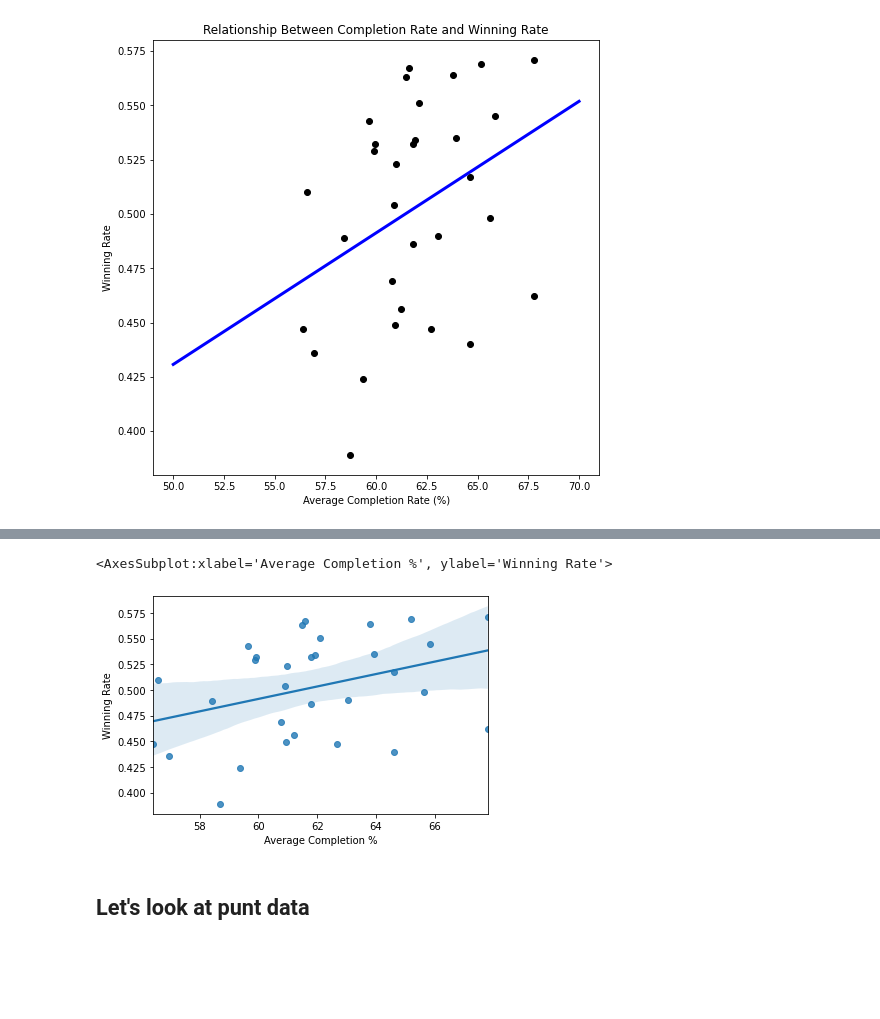
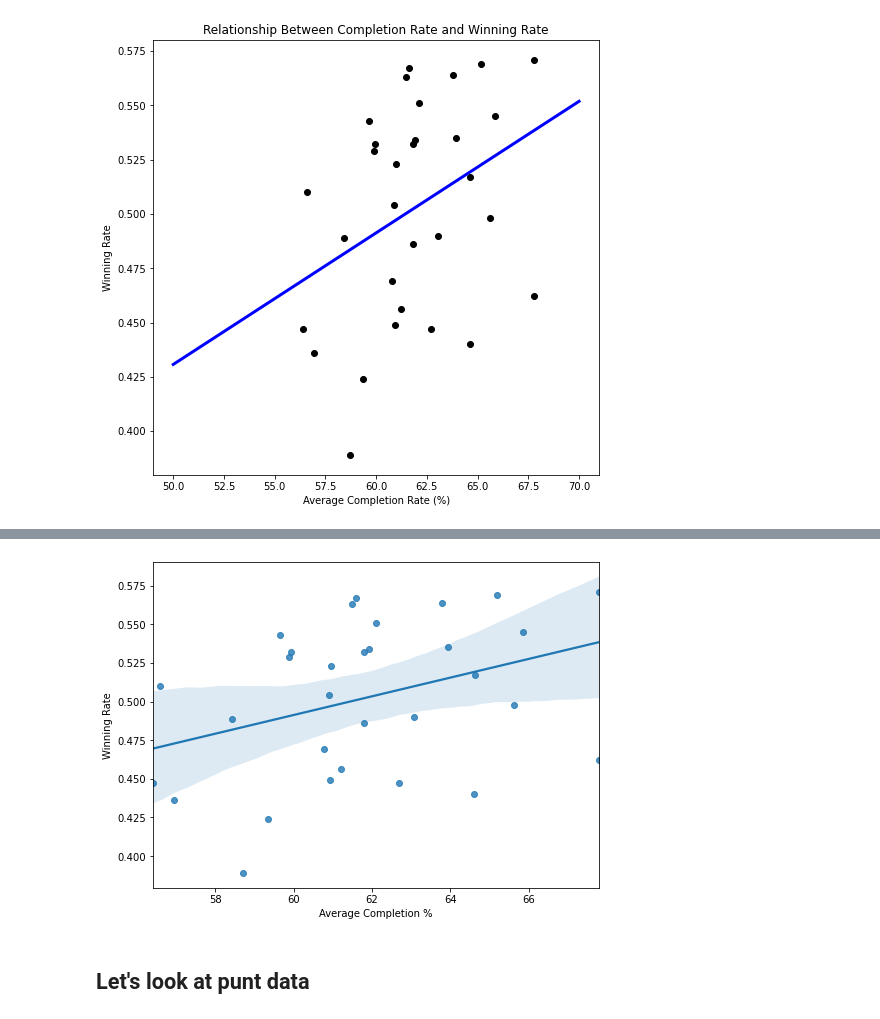
Before and after one commit to gratefullee/NFL_WinningRate, a Jupyter notebook: notebooks/Players.ipynb, the cells around one changed output, grey strips where cells are left out. Cells and saved outputs as stored; diff of their text form; code cells hidden in the pictures; blank space fills up the shorter version.

```diff
--- a/notebooks/Players.ipynb
+++ b/notebooks/Players.ipynb
@@ -497,8 +405,9 @@ Text(0, 0.5, 'Winning Rate')
 # %%
+fig, ax = plt.subplots(figsize = (8,6))
 sns.regplot(x= "Average Completion %", y= "Winning Rate", data=QB )
+fig.savefig("../img/Completion.png")
 # %% [output]
-<AxesSubplot:xlabel='Average Completion %', ylabel='Winning Rate'>
-[figure, old version]
+[figure, new version]
 # %%
 # Shaded area shows the confidence interval
 # %% [markdown]
```
Also changed, not shown: parts of 23 cells of this notebook, 18 other files.
